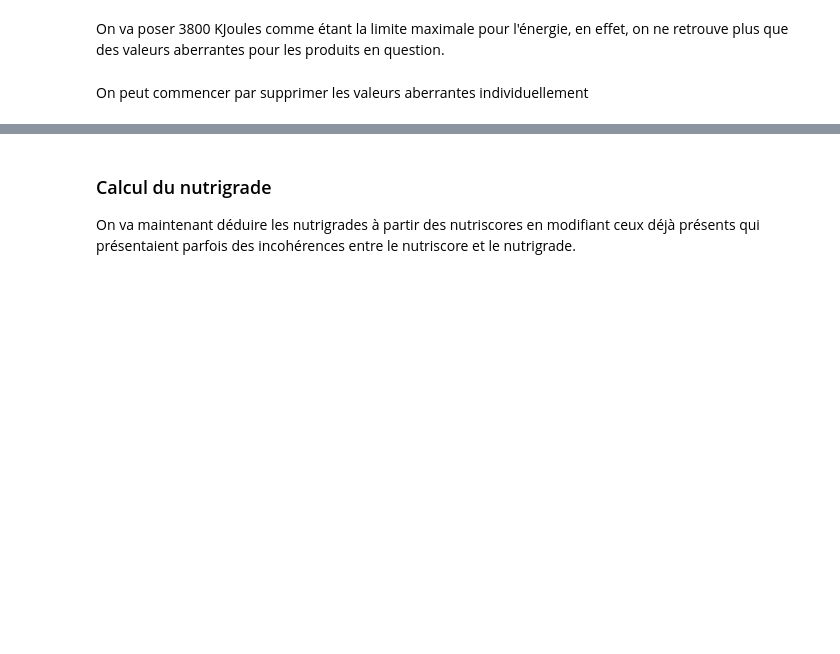
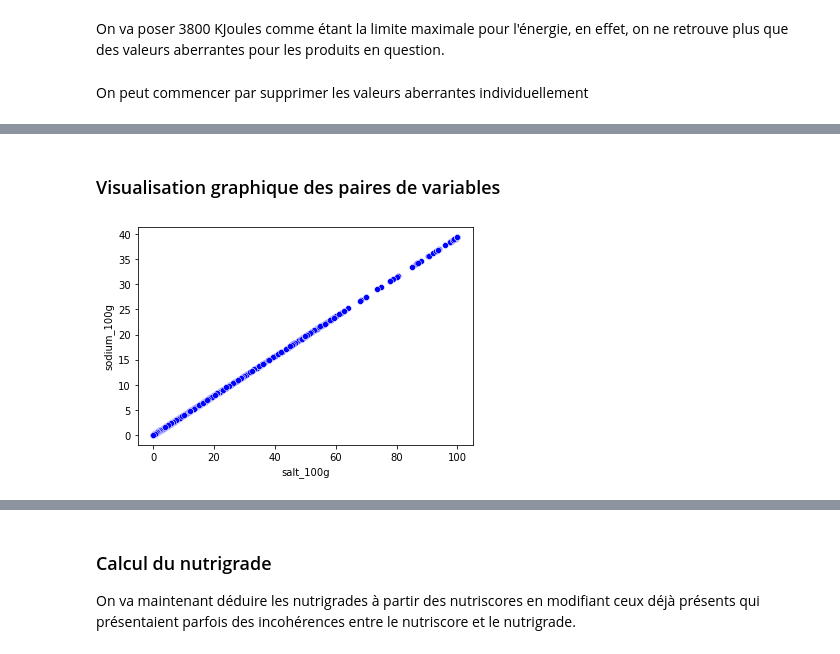
Before and after one commit to TanguyMe/open-food-facts, a Jupyter notebook: notebook/data-cleaning.ipynb, the cells around one changed output, grey strips where cells are left out. Saved outputs shown, nothing was run; the diff lists cells and outputs as text; code cells hidden in the pictures; blank space fills up the shorter version.

```diff
--- a/notebook/data-cleaning.ipynb
+++ b/notebook/data-cleaning.ipynb
@@ -279,0 +282,6 @@ df.shape
+# %% [markdown]
+### Visualisation graphique des paires de variables
+# %%
+ax = sns.scatterplot(x='salt_100g', y='sodium_100g', data=df, color="blue")
+# %% [output]
+[figure, added]
```
Also changed, not shown: parts of 76 cells of this notebook, 1 other file.
